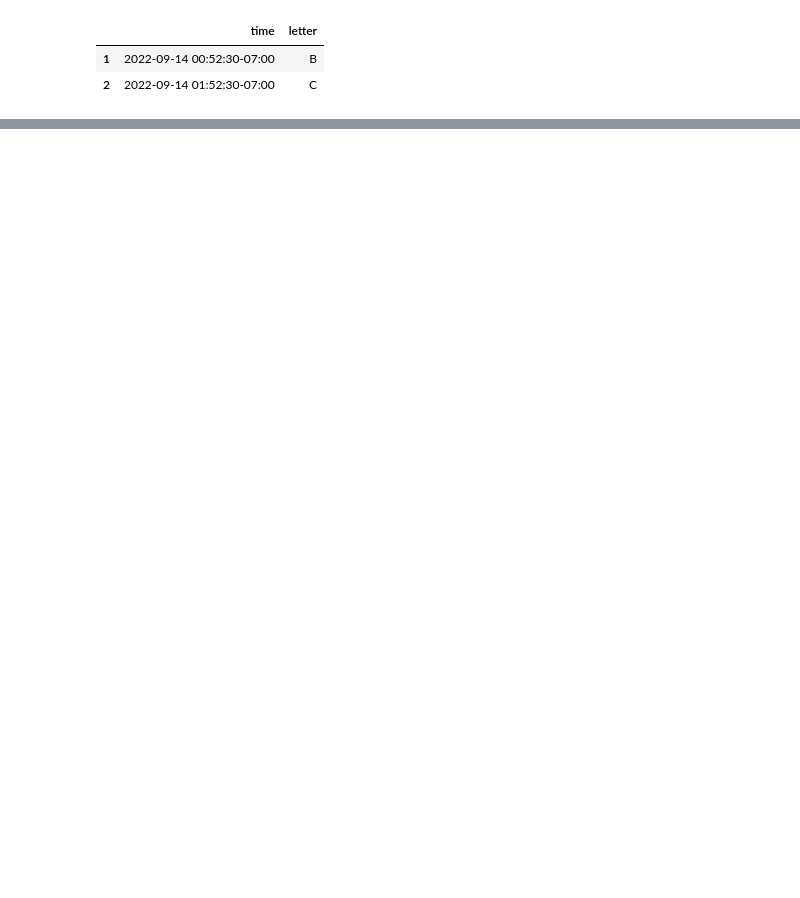
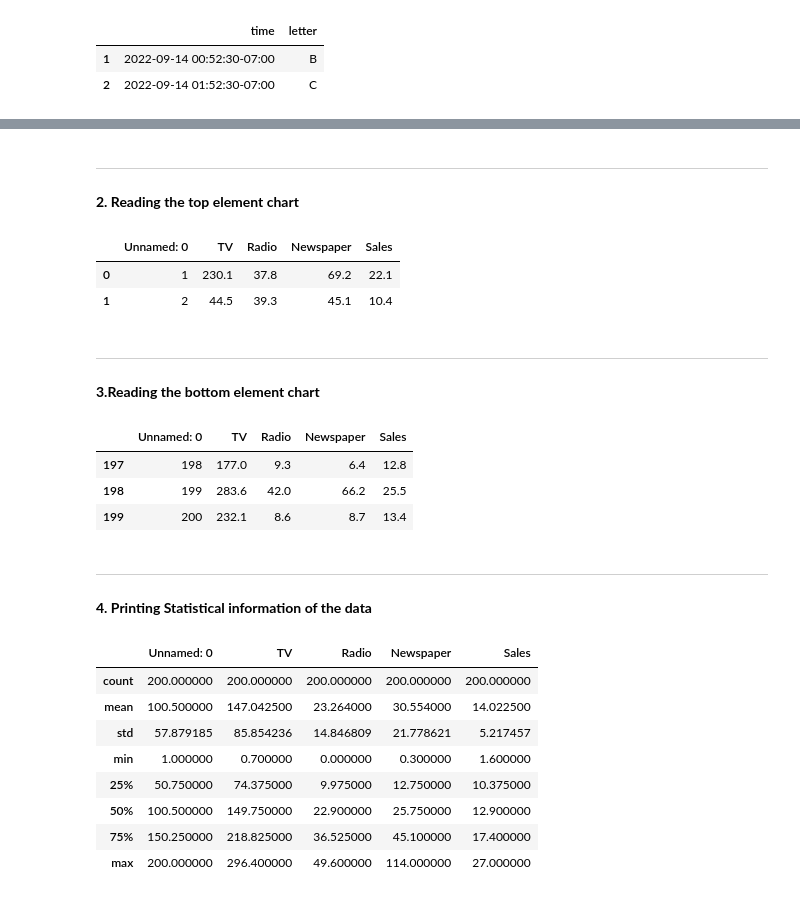
Before and after one commit to Nithixz/Data-Science-using-Python, a Jupyter notebook: Data_Science_using_Python.ipynb, the cells around one changed output, grey strips where cells are left out. Cells and saved outputs as stored; diff of their text form; code cells hidden in the pictures; blank space fills up the shorter version.

```diff
--- a/Data_Science_using_Python.ipynb
+++ b/Data_Science_using_Python.ipynb
@@ -140,0 +171,4 @@ df.query('time >= "2022-09-14 00:52:30-07:00 "')
+# %%
+import pandas as pd
+data = pd.read_csv("/content/Advertising.csv")
+print(data)
@@ -140,0 +190,44 @@ df.query('time >= "2022-09-14 00:52:30-07:00 "')
+# %% [markdown]
+
+
+---
+**2.	Reading the top element chart**
+# %%
+data.head(2)
+#only first two rows will be displayed;
+#By default i.e. data.head() displays 5 Rows
+# %% [output]
+|  | Unnamed: 0 | TV | Radio | Newspaper | Sales |
+| 0 | 1 | 230.1 | 37.8 | 69.2 | 22.1 |
+| 1 | 2 | 44.5 | 39.3 | 45.1 | 10.4 |
+# %% [markdown]
+
+
+---
+
+**3.Reading the bottom element chart**
+# %%
+data.tail(3)
+#last 3 rows will be displayed
+# %% [output]
+|  | Unnamed: 0 | TV | Radio | Newspaper | Sales |
+| 197 | 198 | 177.0 | 9.3 | 6.4 | 12.8 |
+| 198 | 199 | 283.6 | 42.0 | 66.2 | 25.5 |
+| 199 | 200 | 232.1 | 8.6 | 8.7 | 13.4 |
+# %% [markdown]
+
+
+---
+**4. Printing Statistical information of the data**
+# %%
+data.describe()
+# %% [output]
+|  | Unnamed: 0 | TV | Radio | Newspaper | Sales |
+| count | 200.000000 | 200.000000 | 200.000000 | 200.000000 | 200.000000 |
+| mean | 100.500000 | 147.042500 | 23.264000 | 30.554000 | 14.022500 |
+| std | 57.879185 | 85.854236 | 14.846809 | 21.778621 | 5.217457 |
+| min | 1.000000 | 0.700000 | 0.000000 | 0.300000 | 1.600000 |
+| 25% | 50.750000 | 74.375000 | 9.975000 | 12.750000 | 10.375000 |
+| 50% | 100.500000 | 149.750000 | 22.900000 | 25.750000 | 12.900000 |
+| 75% | 150.250000 | 218.825000 | 36.525000 | 45.100000 | 17.400000 |
+| max | 200.000000 | 296.400000 | 49.600000 | 114.000000 | 27.000000 |
```
Also changed, not shown: parts of 10 cells of this notebook.
